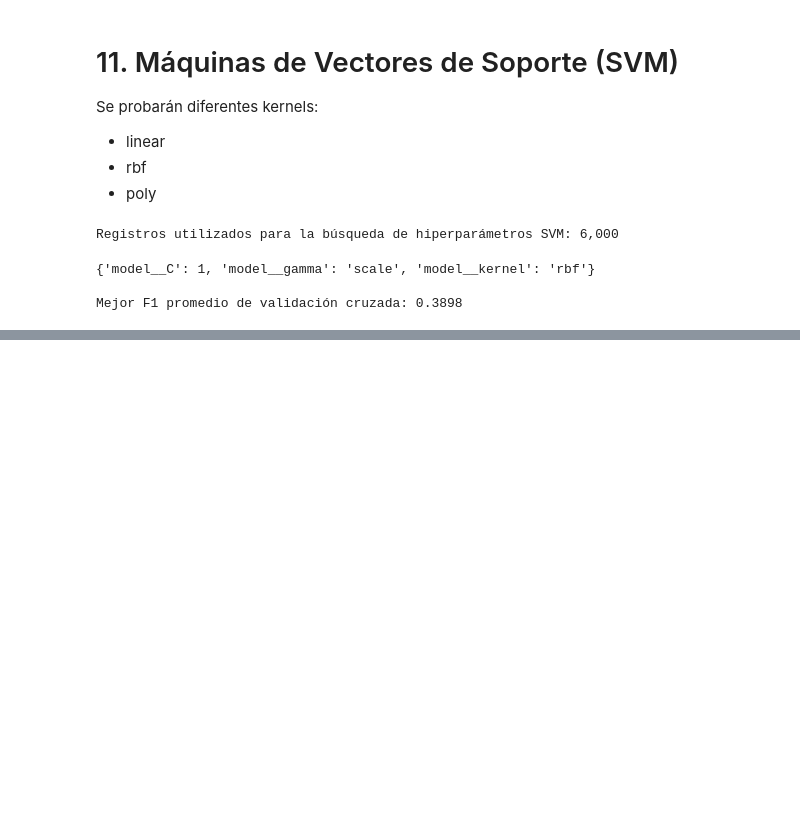
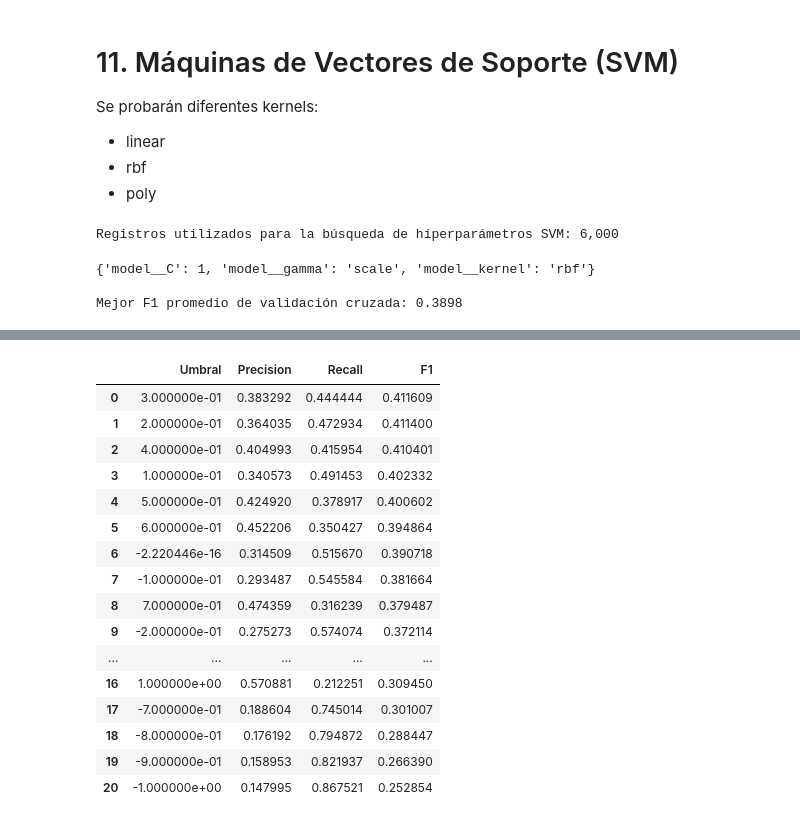
Before and after one commit to LeonardoG2005/Bank-Marketing-Database, a Jupyter notebook: Bank_Marketing_Database_Proyecto1.ipynb, the cells around one changed output, grey strips where cells are left out. Cells and saved outputs as stored; diff of their text form; code cells hidden in the pictures; blank space fills up the shorter version.

```diff
--- a/Bank_Marketing_Database_Proyecto1.ipynb
+++ b/Bank_Marketing_Database_Proyecto1.ipynb
@@ -812,3 +812,83 @@ Reporte de clasificación:
     accuracy                         0.8213      9043
    macro avg     0.6401    0.7135    0.6613      9043
 weighted avg     0.8682    0.8213    0.8396      9043
+# %%
+# Ajuste del umbral de decisión
+
+from sklearn.model_selection import cross_val_predict
+from sklearn.base import clone
+
+# El ajuste se realiza directamente con decision_function().
+
+best_svm = svm_grid.best_estimator_
+
+# Obtener scores out-of-fold sobre los datos utilizados para entrenar SVM.
+# Esto evita utilizar el conjunto de prueba para seleccionar el umbral.
+svm_cv_scores = cross_val_predict(
+    clone(best_svm),
+    X_svm,
+    y_svm,
+    cv=cv,
+    method="decision_function",
+    n_jobs=-1
+)
+
+# Se probaran diferentes umbrales de decisión.
+thresholds = np.arange(-1.0, 1.01, 0.1)
+
+threshold_results = []
+
+for threshold in thresholds:
+    y_pred_threshold = (svm_cv_scores >= threshold).astype(int)
+
+    precision = precision_score(
+        y_svm,
+        y_pred_threshold,
+        zero_division=0
+    )
+
+    recall = recall_score(
+        y_svm,
+        y_pred_threshold,
+        zero_division=0
+    )
+
+    f1 = f1_score(
+        y_svm,
+        y_pred_threshold,
+        zero_division=0
+    )
+
+    threshold_results.append({
+        "Umbral": threshold,
+        "Precision": precision,
+        "Recall": recall,
+        "F1": f1
+    })
+
+threshold_results_df = pd.DataFrame(threshold_results)
+
+display(
+    threshold_results_df.sort_values(
+        "F1",
+        ascending=False
+    ).reset_index(drop=True)
+)
+# %% [output]
+|  | Umbral | Precision | Recall | F1 |
+| 0 | 3.000000e-01 | 0.383292 | 0.444444 | 0.411609 |
+| 1 | 2.000000e-01 | 0.364035 | 0.472934 | 0.411400 |
+| 2 | 4.000000e-01 | 0.404993 | 0.415954 | 0.410401 |
+| 3 | 1.000000e-01 | 0.340573 | 0.491453 | 0.402332 |
+| 4 | 5.000000e-01 | 0.424920 | 0.378917 | 0.400602 |
+| 5 | 6.000000e-01 | 0.452206 | 0.350427 | 0.394864 |
+| 6 | -2.220446e-16 | 0.314509 | 0.515670 | 0.390718 |
+| 7 | -1.000000e-01 | 0.293487 | 0.545584 | 0.381664 |
+| 8 | 7.000000e-01 | 0.474359 | 0.316239 | 0.379487 |
+| 9 | -2.000000e-01 | 0.275273 | 0.574074 | 0.372114 |
+| ... | ... | ... | ... | ... |
+| 16 | 1.000000e+00 | 0.570881 | 0.212251 | 0.309450 |
+| 17 | -7.000000e-01 | 0.188604 | 0.745014 | 0.301007 |
+| 18 | -8.000000e-01 | 0.176192 | 0.794872 | 0.288447 |
+| 19 | -9.000000e-01 | 0.158953 | 0.821937 | 0.266390 |
+| 20 | -1.000000e+00 | 0.147995 | 0.867521 | 0.252854 |
```
Also changed, not shown: parts of 11 cells of this notebook.
